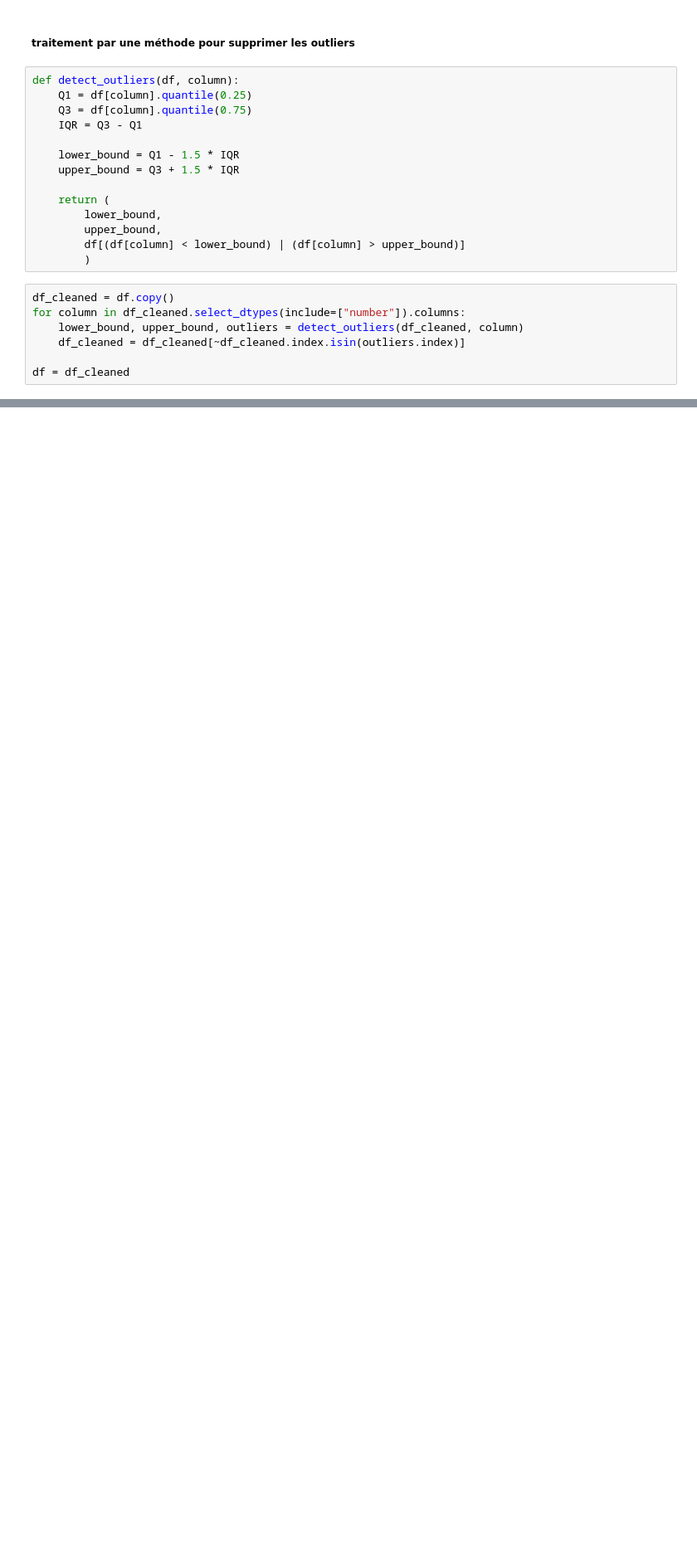
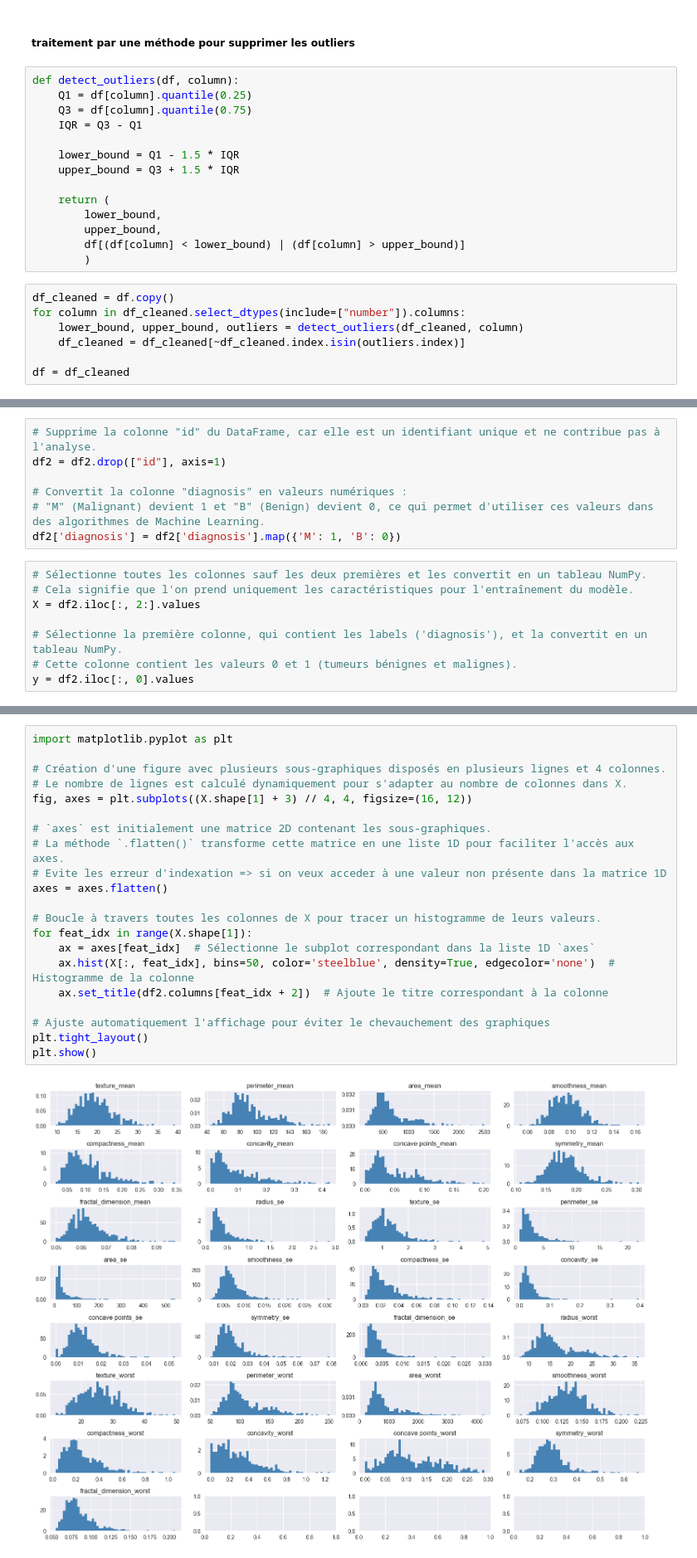
Before and after one commit to elvis-messiaen/regression_cancer_wisconsin, a Jupyter notebook: breast_cancer_wisconsin.ipynb, the cells around one changed output, grey strips where cells are left out. Shown at 83% size. Saved outputs shown, nothing was run; the diff lists cells and outputs as text; blank space fills up the shorter version.

```diff
--- a/breast_cancer_wisconsin.ipynb
+++ b/breast_cancer_wisconsin.ipynb
@@ -345,0 +281,15 @@ plt.show()
+# %%
+# Supprime la colonne "id" du DataFrame, car elle est un identifiant unique et ne contribue pas à l'analyse.
+df2 = df2.drop(["id"], axis=1)
+
+# Convertit la colonne "diagnosis" en valeurs numériques :
+# "M" (Malignant) devient 1 et "B" (Benign) devient 0, ce qui permet d'utiliser ces valeurs dans des algorithmes de Machine Learning.
+df2['diagnosis'] = df2['diagnosis'].map({'M': 1, 'B': 0})
+# %%
+# Sélectionne toutes les colonnes sauf les deux premières et les convertit en un tableau NumPy.
+# Cela signifie que l'on prend uniquement les caractéristiques pour l'entraînement du modèle.
+X = df2.iloc[:, 2:].values
+
+# Sélectionne la première colonne, qui contient les labels ('diagnosis'), et la convertit en un tableau NumPy.
+# Cette colonne contient les valeurs 0 et 1 (tumeurs bénignes et malignes).
+y = df2.iloc[:, 0].values
@@ -345,0 +300,23 @@ plt.show()
+# %%
+import matplotlib.pyplot as plt
+
+# Création d'une figure avec plusieurs sous-graphiques disposés en plusieurs lignes et 4 colonnes.
+# Le nombre de lignes est calculé dynamiquement pour s'adapter au nombre de colonnes dans X.
+fig, axes = plt.subplots((X.shape[1] + 3) // 4, 4, figsize=(16, 12))
+
+# `axes` est initialement une matrice 2D contenant les sous-graphiques.
+# La méthode `.flatten()` transforme cette matrice en une liste 1D pour faciliter l'accès aux axes.
+# Evite les erreur d'indexation => si on veux acceder à une valeur non présente dans la matrice 1D
+axes = axes.flatten()
+
+# Boucle à travers toutes les colonnes de X pour tracer un histogramme de leurs valeurs.
+for feat_idx in range(X.shape[1]):
+    ax = axes[feat_idx]  # Sélectionne le subplot correspondant dans la liste 1D `axes`
+    ax.hist(X[:, feat_idx], bins=50, color='steelblue', density=True, edgecolor='none')  # Histogramme de la colonne
+    ax.set_title(df2.columns[feat_idx + 2])  # Ajoute le titre correspondant à la colonne
+
+# Ajuste automatiquement l'affichage pour éviter le chevauchement des graphiques
+plt.tight_layout()
+plt.show()
+# %% [output]
+[figure, added]
```
Also changed, not shown: parts of 39 cells of this notebook, 2 other files.
